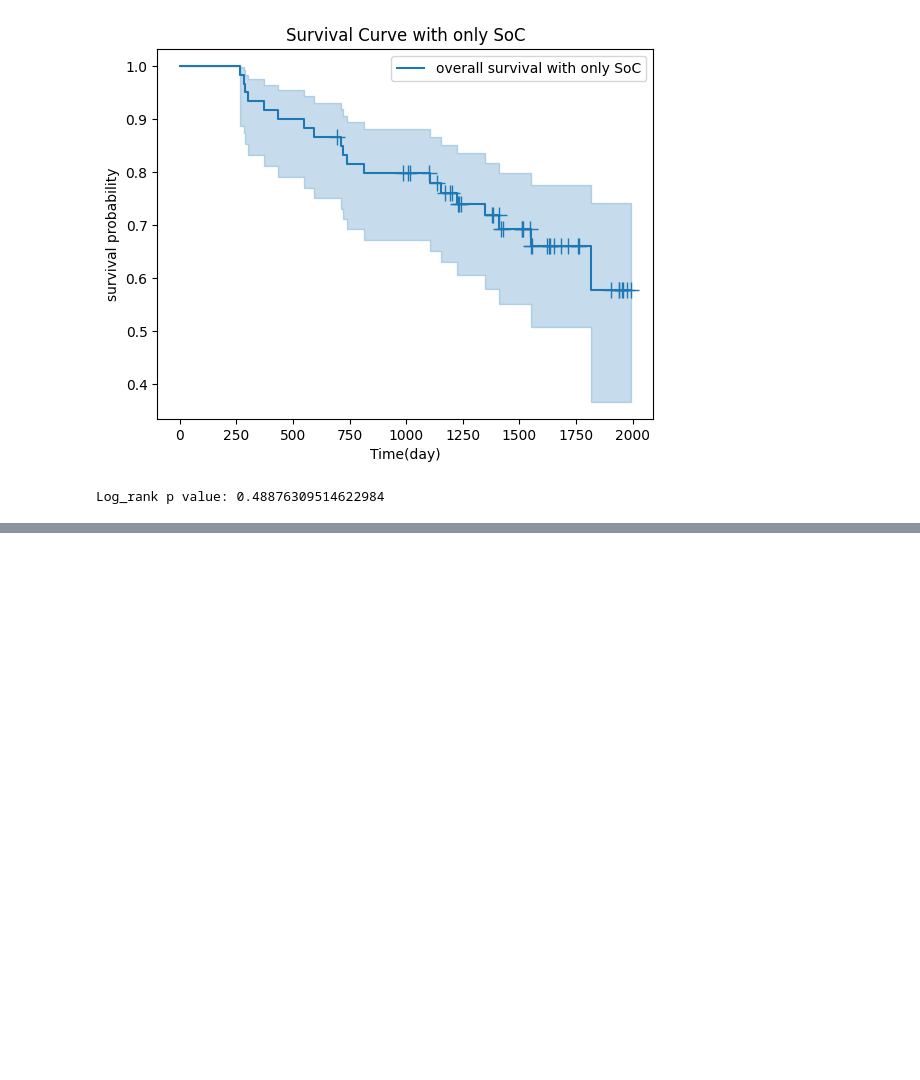
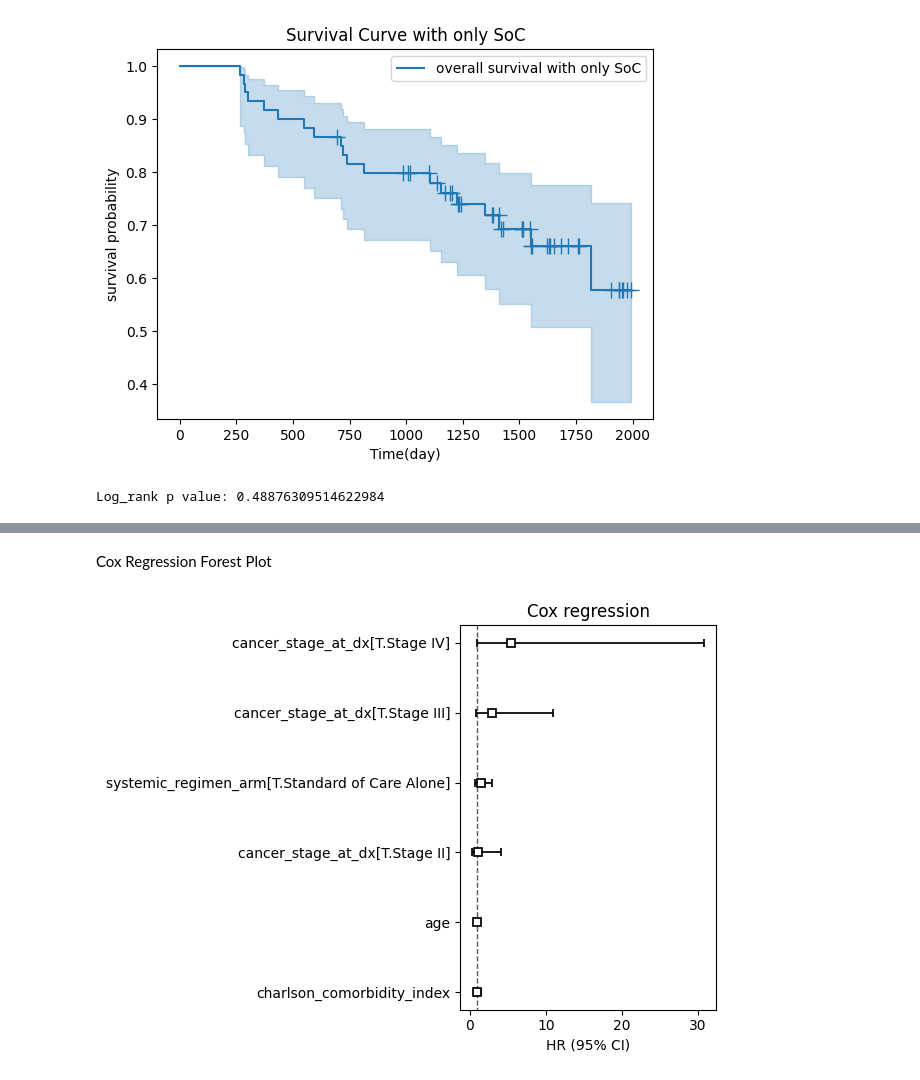
Before and after one commit to Olivia84-gif/UCL-health-data, a Jupyter notebook: survival analysis-health data project.ipynb, the cells around one changed output, grey strips where cells are left out. Cells and saved outputs as stored; diff of their text form; code cells hidden in the pictures; blank space fills up the shorter version.

```diff
--- a/survival analysis-health data project.ipynb
+++ b/survival analysis-health data project.ipynb
@@ -218,0 +353,10 @@ Proportional hazard assumption looks okay.
+# %% [markdown]
+Cox Regression Forest Plot
+# %%
+cph_adjusted.plot(hazard_ratios=True)
+plt.title('Cox regression')
+plt.tight_layout()
+plt.savefig("cox regression",dpi=300)
+plt.show()
+# %% [output]
+[figure, added]
```
Also changed, not shown: parts of 13 cells of this notebook.
